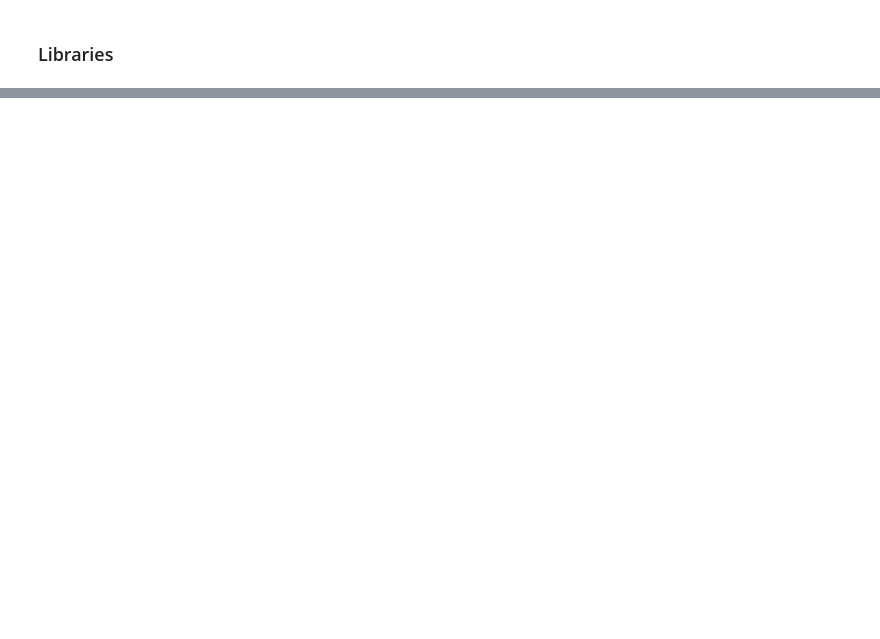
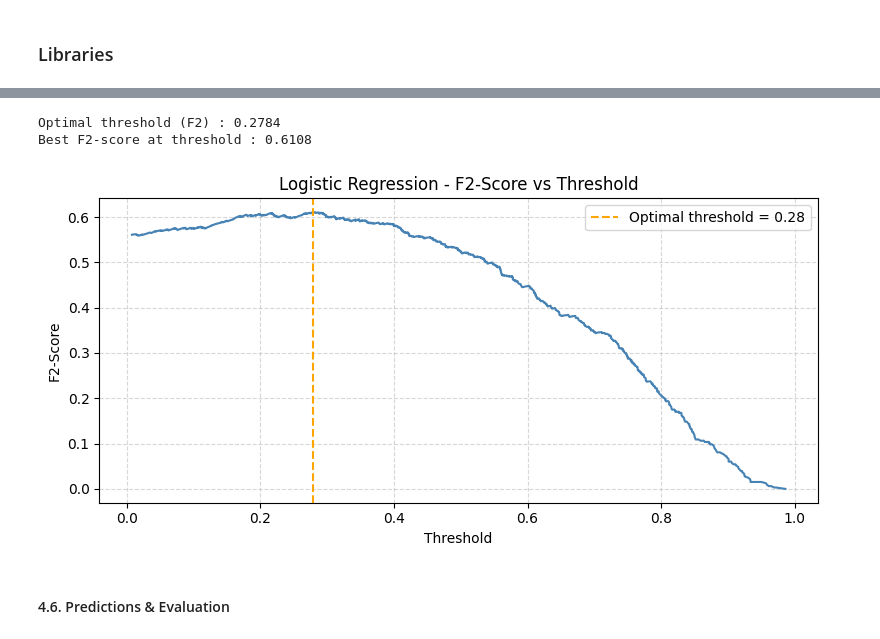
Before and after one commit to jujupomme03/CustumerBankChurn_LR_XGBoost_MLP, a Jupyter notebook: 2_BankCustomersChurn_Run_Models.ipynb, the cells around one changed output, grey strips where cells are left out. Cells and saved outputs as stored; diff of their text form; code cells hidden in the pictures; blank space fills up the shorter version.

```diff
--- a/2_BankCustomersChurn_Run_Models.ipynb
+++ b/2_BankCustomersChurn_Run_Models.ipynb
@@ -184,0 +70,3 @@ F-beta (β=2)      : 0.6942
+# %%
+df_lr = pd.read_csv('BankCustomersSet_LR.csv', sep = ',')
+df_lr.head()
@@ -184,0 +164,7 @@ F-beta (β=2)      : 0.6942
+# %%
+# Scale data for LR
+# Using a pipeline guarantees the scaler is never fitted on test data
+pipeline_lr = Pipeline([
+    ('scaler', StandardScaler()),
+    ('lr', LogisticRegression(random_state=42, max_iter=1000))
+])
@@ -184,0 +251,7 @@ F-beta (β=2)      : 0.6942
+# %%
+best_lr = grid_lr.best_estimator_
+
+# Extract the fitted LR step from the pipeline for coefficient inspection
+lr_model = best_lr.named_steps['lr']
+
+print(f"Best estimator : {best_lr}")
@@ -184,0 +266,32 @@ F-beta (β=2)      : 0.6942
+# %%
+y_proba_lr = best_lr.predict_proba(X_test_lr)[:, 1]
+
+precisions_lr, recalls_lr, thresholds_lr = precision_recall_curve(y_test_lr, y_proba_lr)
+
+# F2 = (5 * P * R) / (4 * P + R)  →  beta=2 emphasises recall
+f2_scores_lr = (5 * precisions_lr[:-1] * recalls_lr[:-1]) / \
+               (4 * precisions_lr[:-1] + recalls_lr[:-1] + 1e-8)
+
+best_threshold_lr = thresholds_lr[np.argmax(f2_scores_lr)]
+
+print(f"Optimal threshold (F2) : {best_threshold_lr:.4f}")
+print(f"Best F2-score at threshold : {f2_scores_lr.max():.4f}")
+
+# ---------------------------------------------------------------
+plt.figure(figsize=(8, 4))
+plt.plot(thresholds_lr, f2_scores_lr, color='steelblue')
+plt.axvline(best_threshold_lr, color='orange', linestyle='--',
+            label=f'Optimal threshold = {best_threshold_lr:.2f}')
+plt.xlabel('Threshold')
+plt.ylabel('F2-Score')
+plt.title('Logistic Regression - F2-Score vs Threshold')
+plt.legend()
+plt.grid(True, linestyle='--', alpha=0.5)
+plt.tight_layout()
+plt.show()
+# %% [output]
+Optimal threshold (F2) : 0.2784
+Best F2-score at threshold : 0.6108
+[figure, added]
+# %% [markdown]
+#### 4.6. Predictions & Evaluation
```
Also changed, not shown: parts of 83 cells of this notebook, 4 other files.
